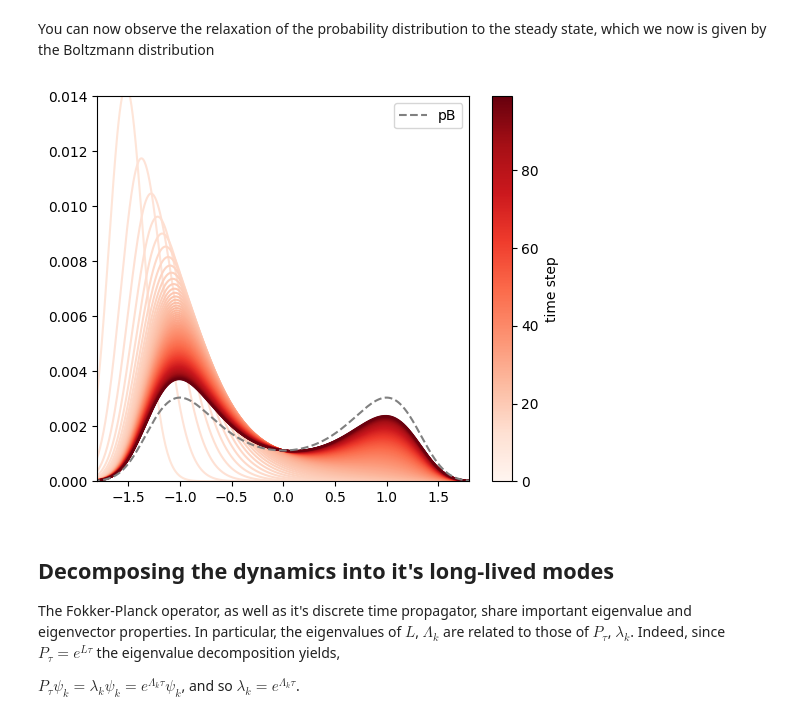
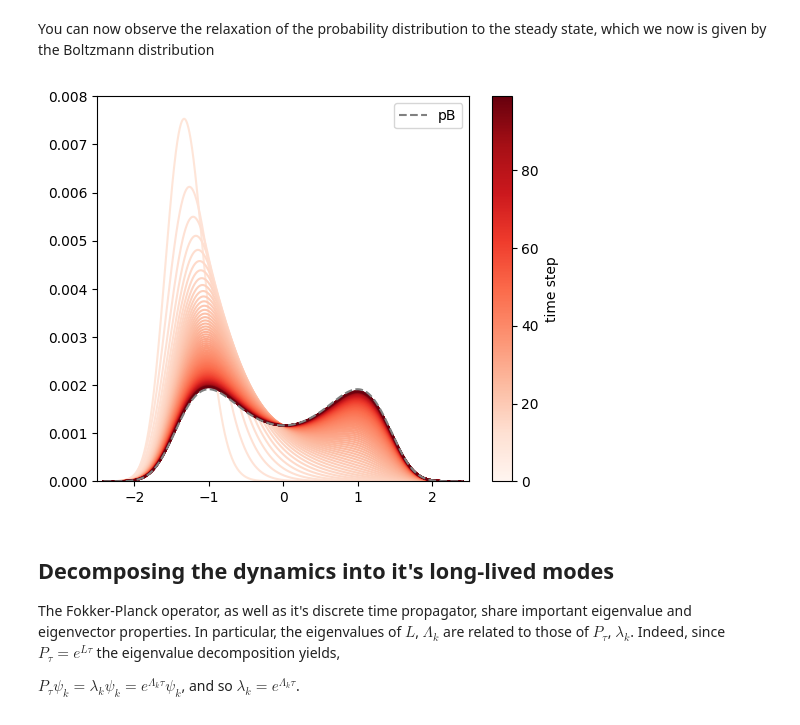
Before and after one commit to AntonioCCosta/DPG_PhysicsBehavior_2026, a Jupyter notebook: notebooks/notebook_1.ipynb, the cells around one changed output. Drawn from its saved outputs; the diff is of its cells as text; code cells hidden in the pictures.

```diff
--- a/notebooks/notebook_1.ipynb
+++ b/notebooks/notebook_1.ipynb
@@ -115,9 +113,19 @@ At large times, the system relaxes to the steady-state distribution, which in ou
+# %%
+
+Tx=5e-1 #temperature
+T = 10000
+dt=1e-3
+max_iters=int(T/dt)
+final_dt = 1e-1
+downsampling = int(final_dt/dt)
+n_sims = 50
+x0s = np.random.uniform(-1,1,n_sims)
+mu=1
+sims = simulate_dw(x0s,mu, Tx, dt, max_iters,downsampling)
 # %%
 def potential(x,mu):
     return x**4 / 4 - mu * x**2 / 2
 
-sim_idx=2
-mu = mu_vals[sim_idx]
 x = np.linspace(-2,2,100)
 plt.figure(figsize=(5,8))
 plt.subplot(2,1,1)
@@ -127,7 +135,7 @@ pB = np.exp(-potential(x,mu)/Tx)
 Z = np.trapezoid(pB,x)
 pB =pB/Z
 plt.subplot(2,1,2)
-plt.hist(sims[sim_idx],bins=50,density=True,label='sim')
+plt.hist(np.hstack(sims),bins=50,density=True,label='sim')
 plt.plot(x,pB,c='k',ls='--',lw=2,label='pB')
 plt.xlabel('x')
 plt.ylabel('PDF')
@@ -165,8 +173,3 @@ def transition_time_be(Tx,mu):
     ofun = interp1d(y, oarr)
 
     return ofun(0)
-# %%
-sim_idx=2
-mu = mu_vals[sim_idx]
-xs = sims[sim_idx]
-transition_time_be(Tx,mu)
@@ -337,9 +316,9 @@ def fokker_planck_L_sg(x, mu, Tx, tau_x=1.0, boundary="reflecting",potential=Non
     return (1.0/tau_x)*L
 # %%
 N = 1000
-
+Tx=5e-1
 mu=1.
-x_min, x_max = -np.sqrt(np.abs(mu))-4*np.sqrt(Tx),np.sqrt(np.abs(mu))+4*np.sqrt(Tx)
+x_min, x_max = -np.sqrt(np.abs(mu))-2*np.sqrt(Tx),np.sqrt(np.abs(mu))+2*np.sqrt(Tx)
 x = np.linspace(x_min, x_max, N)
 tau_x=1
 delay=1e-1
@@ -376,32 +355,32 @@ You can now observe the relaxation of the probability distribution to the steady
 # %%
 import matplotlib as mpl
 
 ds = 1
 n = int(len(ps)/ds)
 colors_c = plt.cm.Reds(np.linspace(0.1, 1, n))
 
 plt.figure(figsize=(6,5))
 for k, k_ in enumerate(np.arange(1, len(ps), ds)):
     p = ps[k_]
     plt.plot(x, p, c=colors_c[k])
 
-plt.xlim(-1.8, 1.8)
-plt.ylim(0, 0.014)
+plt.xlim(-2.5, 2.5)
+plt.ylim(0, 0.008)
 
 norm = mpl.colors.Normalize(vmin=0, vmax=n-1)
 sm = mpl.cm.ScalarMappable(cmap=plt.cm.Reds, norm=norm)
 sm.set_array([])
 
 ax = plt.gca()
 cbar = plt.colorbar(sm, ax=ax)
 cbar.set_label("time step")
 pB = np.exp(-V(x,mu)/Tx)
 pB = pB/np.sum(pB)
 plt.plot(x,pB,c='gray',ls='--',label='pB')
 plt.legend()
 plt.show()
 # %% [output]
-[figure, old version]
+[figure, new version]
 # %%
 ## For an animation uncomment this code
 
```
Also changed, not shown: parts of 31 cells of this notebook.
